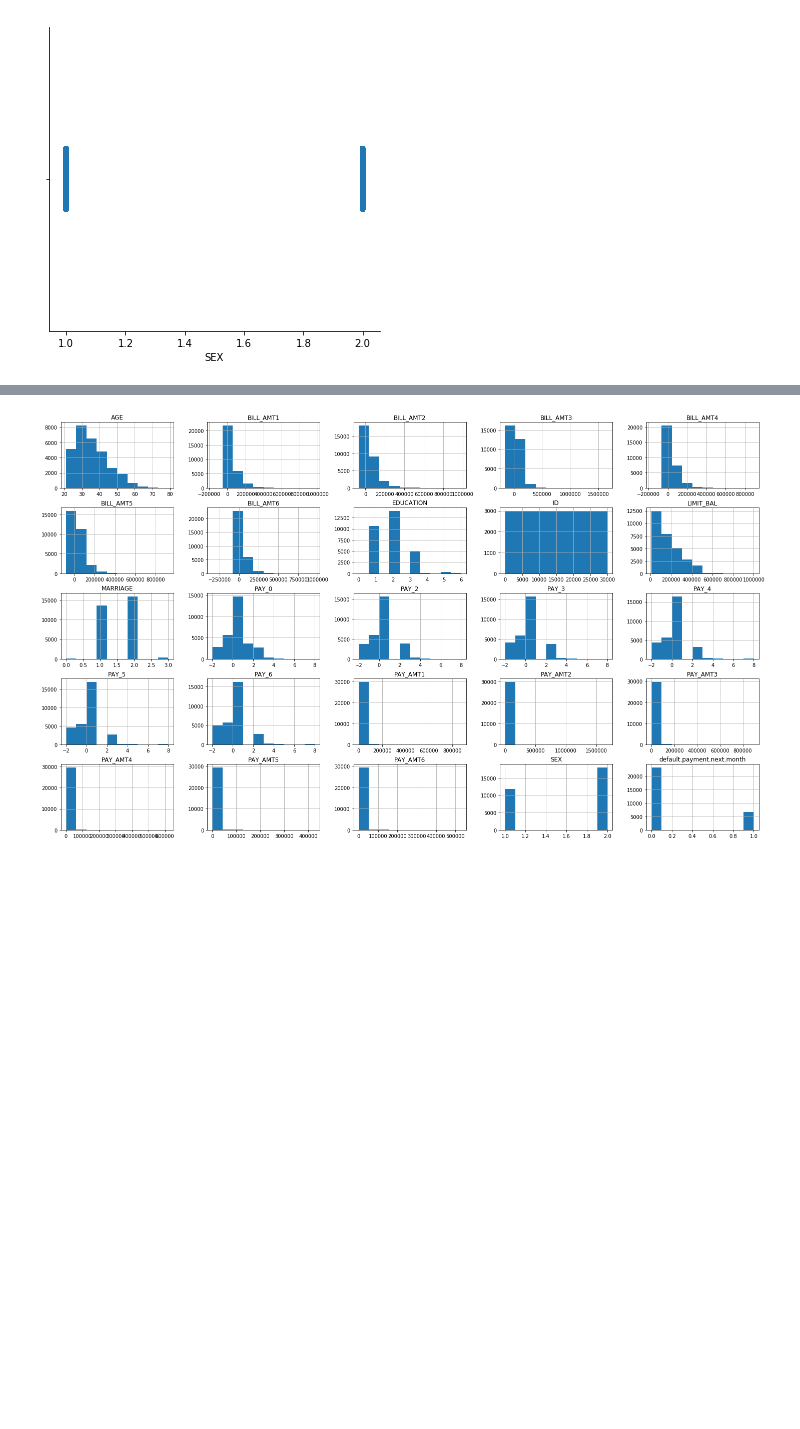
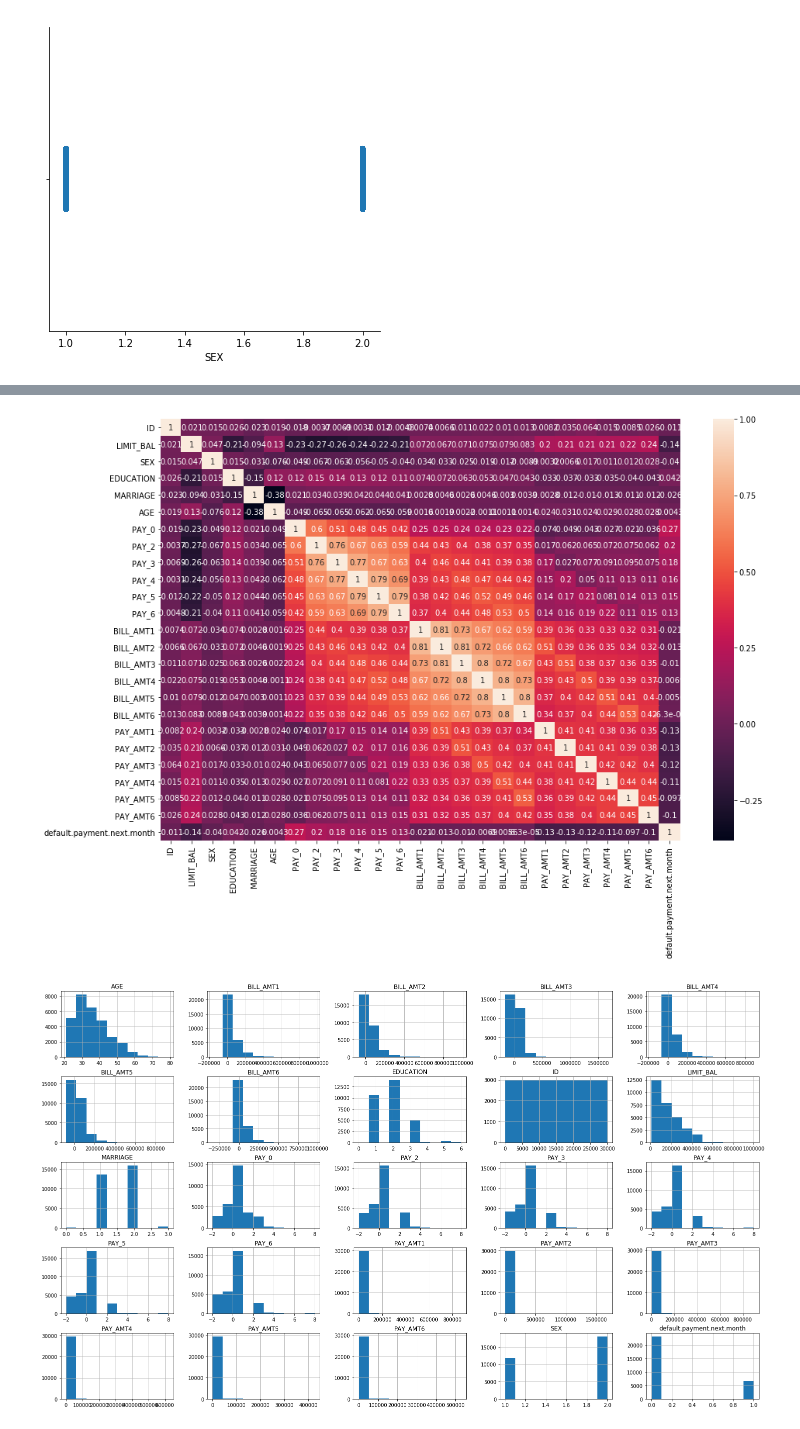
Before and after one commit to maxxvolny/sfml, a Jupyter notebook: hw1-task.ipynb, the cells around one changed output, grey strips where cells are left out. Cells and saved outputs as stored; diff of their text form; code cells hidden in the pictures; blank space fills up the shorter version.

```diff
--- a/hw1-task.ipynb
+++ b/hw1-task.ipynb
@@ -598,6 +684,11 @@ sns.catplot('LIMIT_BAL', 'EDUCATION', 'SEX',  data=df);
 import seaborn
 
 #TODO
+# %%
+plt.figure(figsize=(15, 10))
+sns.heatmap(df.corr('kendall'), annot=True);
+# %% [output]
+[figure, added]
 # %%
 df.hist(figsize=(25, 15));
 # %% [output]
```
Also changed, not shown: parts of 13 cells of this notebook.
